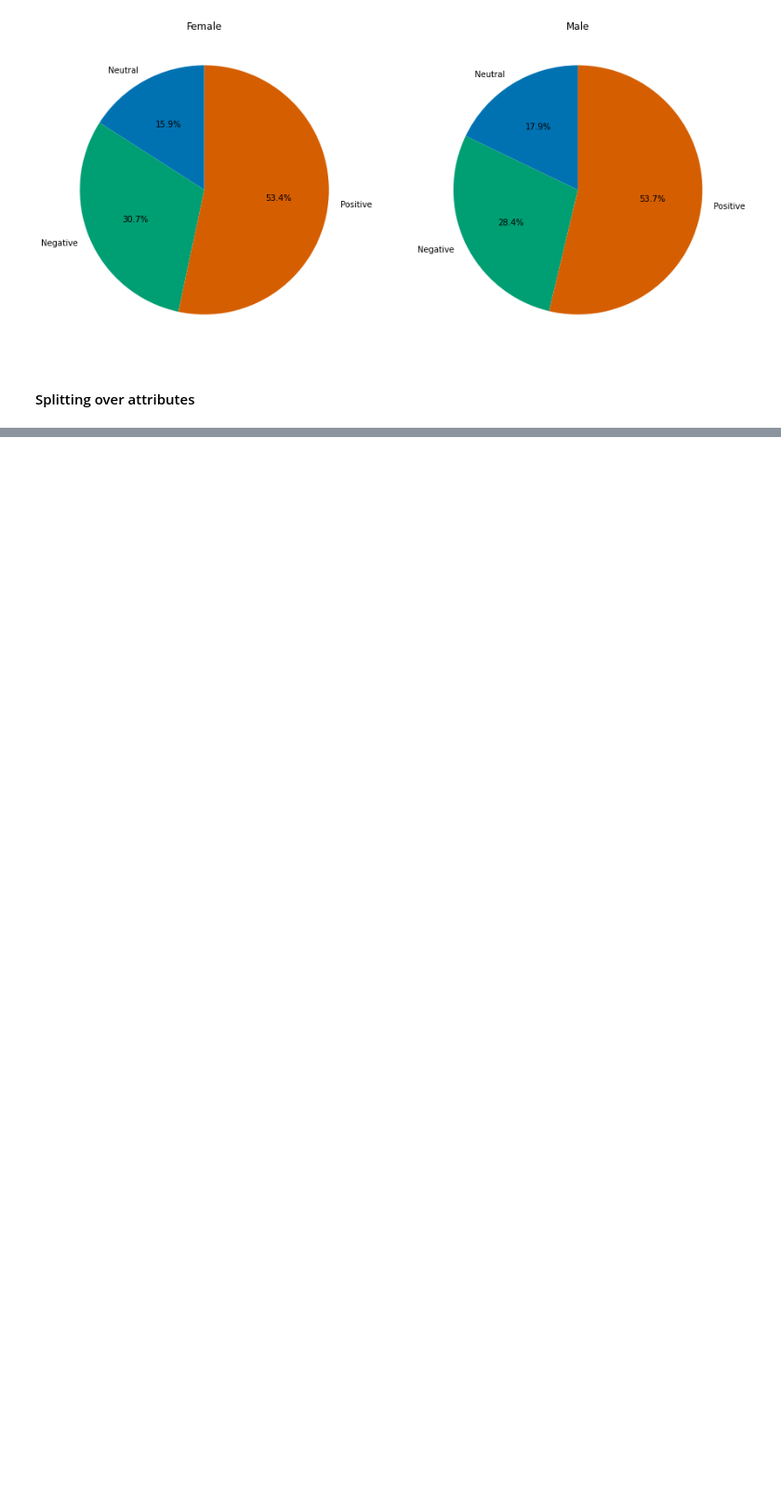
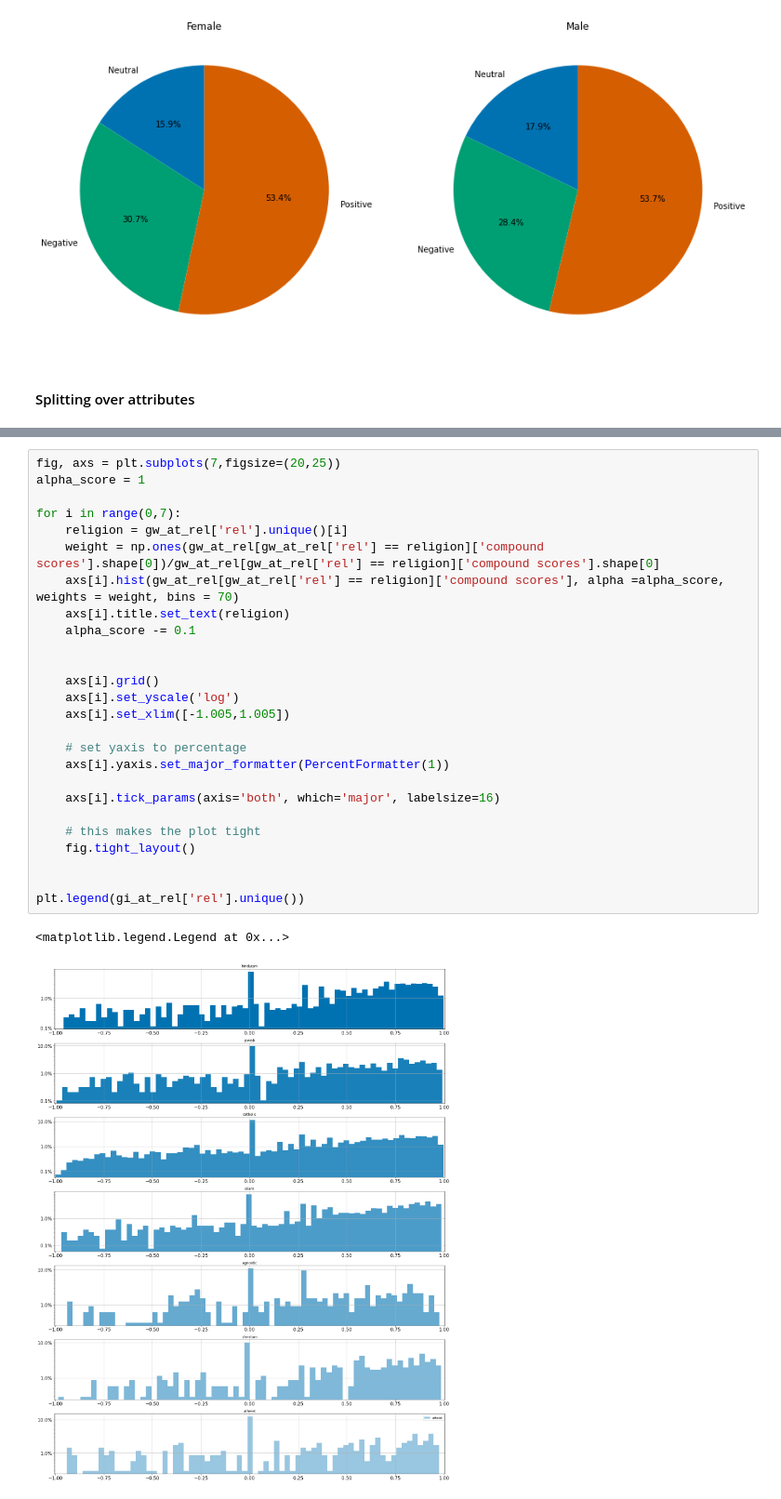
Before and after one commit to epfl-ada/ada-2021-project-272, a Jupyter notebook: Project.ipynb, the cells around one changed output, grey strips where cells are left out. Shown at 93% size. Drawn from its saved outputs; the diff is of its cells as text; blank space fills up the shorter version.

```diff
--- a/Project.ipynb
+++ b/Project.ipynb
@@ -1017,0 +1055,29 @@ md=ddd.merge(meta,how='left',left_on='ethnic',right_on='QID')
+# %%
+fig, axs = plt.subplots(7,figsize=(20,25))
+alpha_score = 1
+
+for i in range(0,7):
+    religion = gw_at_rel['rel'].unique()[i]
+    weight = np.ones(gw_at_rel[gw_at_rel['rel'] == religion]['compound scores'].shape[0])/gw_at_rel[gw_at_rel['rel'] == religion]['compound scores'].shape[0]
+    axs[i].hist(gw_at_rel[gw_at_rel['rel'] == religion]['compound scores'], alpha =alpha_score, weights = weight, bins = 70)
+    axs[i].title.set_text(religion)
+    alpha_score -= 0.1
+
+
+    axs[i].grid()
+    axs[i].set_yscale('log')
+    axs[i].set_xlim([-1.005,1.005])
+
+    # set yaxis to percentage
+    axs[i].yaxis.set_major_formatter(PercentFormatter(1))
+
+    axs[i].tick_params(axis='both', which='major', labelsize=16)
+
+    # this makes the plot tight
+    fig.tight_layout()
+
+
+plt.legend(gi_at_rel['rel'].unique())
+# %% [output]
+<matplotlib.legend.Legend at 0x...>
+[figure, added]
```
Also changed, not shown: parts of 29 cells of this notebook.
